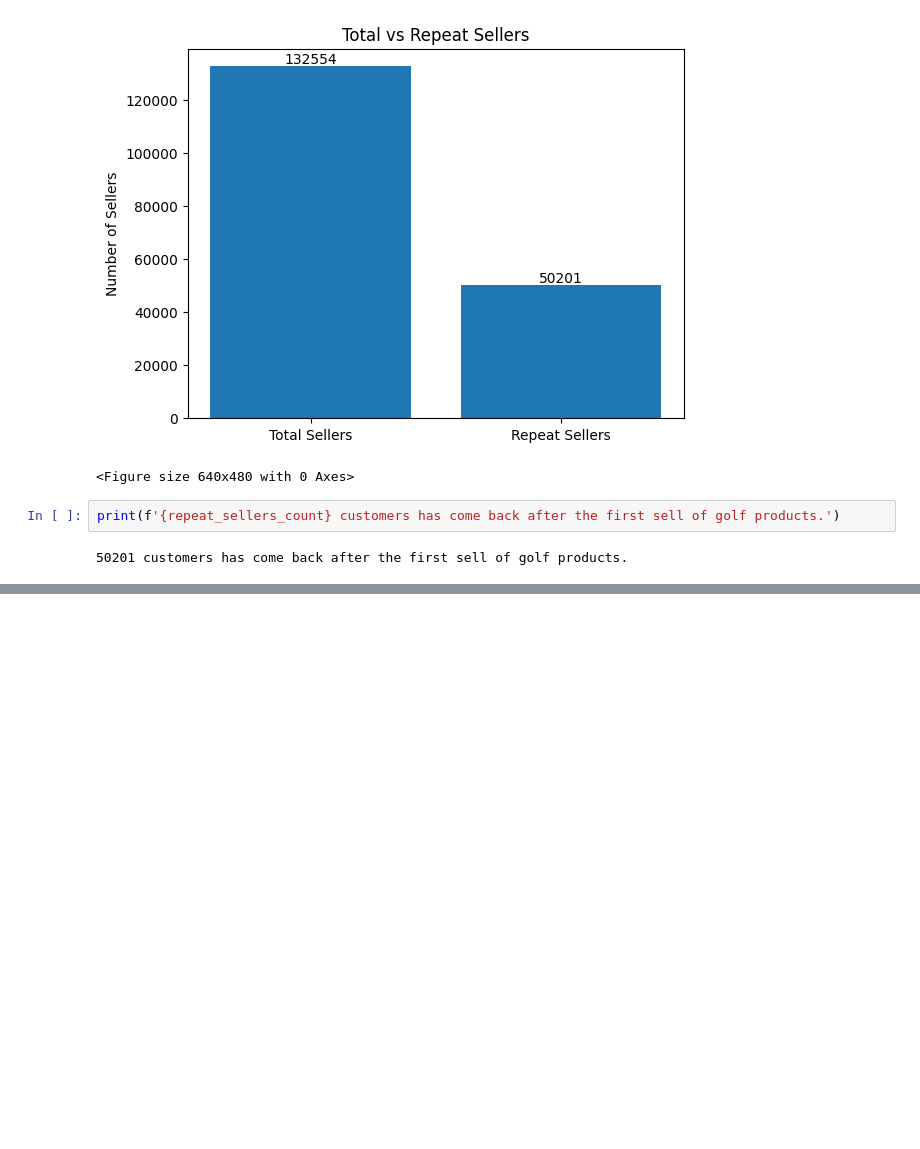
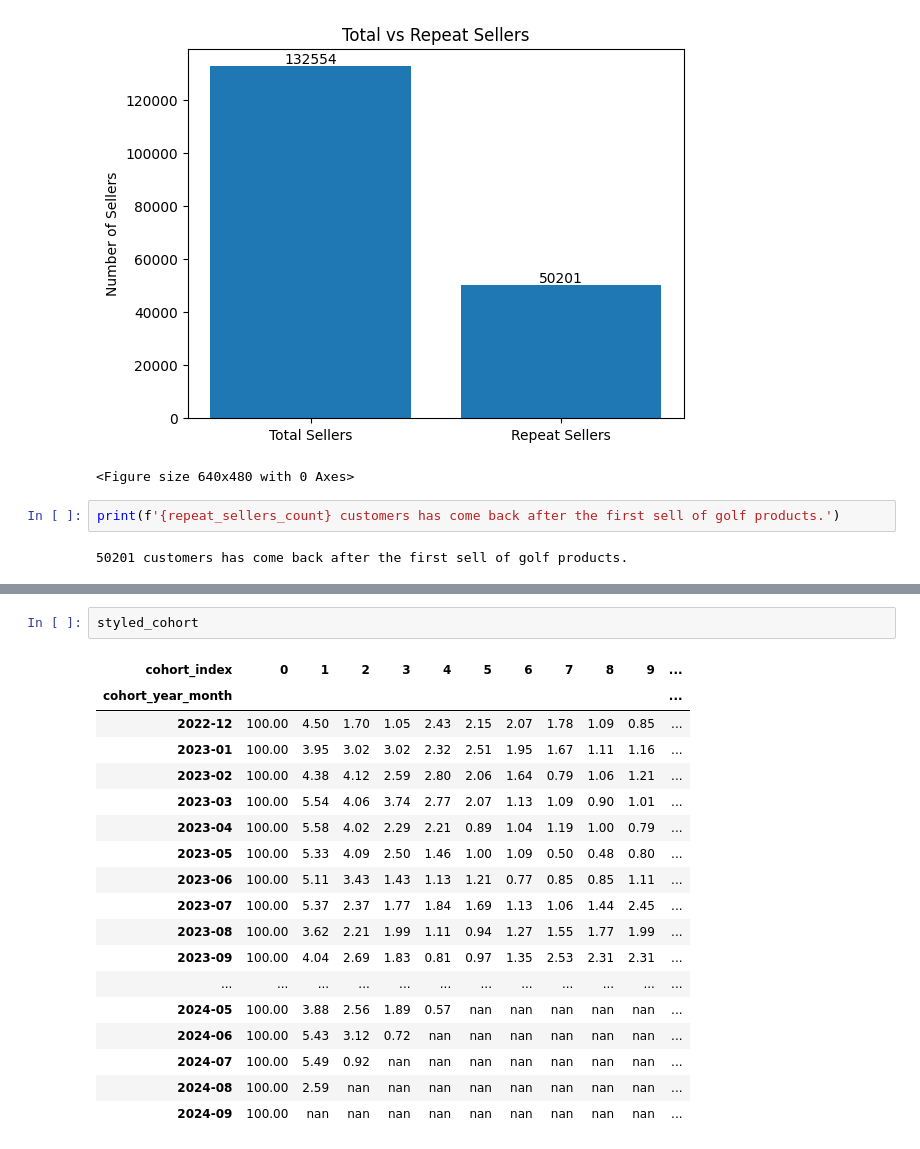
Before and after one commit to PavelZarankin/Cohora_task, a Jupyter notebook: Solutions.ipynb, the cells around one changed output, grey strips where cells are left out. Drawn from its saved outputs; the diff is of its cells as text; blank space fills up the shorter version.

```diff
--- a/Solutions.ipynb
+++ b/Solutions.ipynb
@@ -614,0 +667,21 @@ print(f'{repeat_sellers_count} customers has come back after the first sell of g
+# %%
+styled_cohort
+# %% [output]
+| cohort_index | 0 | 1 | 2 | 3 | 4 | 5 | 6 | 7 | 8 | 9 | ... |
+| cohort_year_month |  |  |  |  |  |  |  |  |  |  | ... |
+| 2022-12 | 100.00 | 4.50 | 1.70 | 1.05 | 2.43 | 2.15 | 2.07 | 1.78 | 1.09 | 0.85 | ... |
+| 2023-01 | 100.00 | 3.95 | 3.02 | 3.02 | 2.32 | 2.51 | 1.95 | 1.67 | 1.11 | 1.16 | ... |
+| 2023-02 | 100.00 | 4.38 | 4.12 | 2.59 | 2.80 | 2.06 | 1.64 | 0.79 | 1.06 | 1.21 | ... |
+| 2023-03 | 100.00 | 5.54 | 4.06 | 3.74 | 2.77 | 2.07 | 1.13 | 1.09 | 0.90 | 1.01 | ... |
+| 2023-04 | 100.00 | 5.58 | 4.02 | 2.29 | 2.21 | 0.89 | 1.04 | 1.19 | 1.00 | 0.79 | ... |
+| 2023-05 | 100.00 | 5.33 | 4.09 | 2.50 | 1.46 | 1.00 | 1.09 | 0.50 | 0.48 | 0.80 | ... |
+| 2023-06 | 100.00 | 5.11 | 3.43 | 1.43 | 1.13 | 1.21 | 0.77 | 0.85 | 0.85 | 1.11 | ... |
+| 2023-07 | 100.00 | 5.37 | 2.37 | 1.77 | 1.84 | 1.69 | 1.13 | 1.06 | 1.44 | 2.45 | ... |
+| 2023-08 | 100.00 | 3.62 | 2.21 | 1.99 | 1.11 | 0.94 | 1.27 | 1.55 | 1.77 | 1.99 | ... |
+| 2023-09 | 100.00 | 4.04 | 2.69 | 1.83 | 0.81 | 0.97 | 1.35 | 2.53 | 2.31 | 2.31 | ... |
+| ... | ... | ... | ... | ... | ... | ... | ... | ... | ... | ... | ... |
+| 2024-05 | 100.00 | 3.88 | 2.56 | 1.89 | 0.57 | nan | nan | nan | nan | nan | ... |
+| 2024-06 | 100.00 | 5.43 | 3.12 | 0.72 | nan | nan | nan | nan | nan | nan | ... |
+| 2024-07 | 100.00 | 5.49 | 0.92 | nan | nan | nan | nan | nan | nan | nan | ... |
+| 2024-08 | 100.00 | 2.59 | nan | nan | nan | nan | nan | nan | nan | nan | ... |
+| 2024-09 | 100.00 | nan | nan | nan | nan | nan | nan | nan | nan | nan | ... |
```
Also changed, not shown: parts of 4 cells of this notebook.
